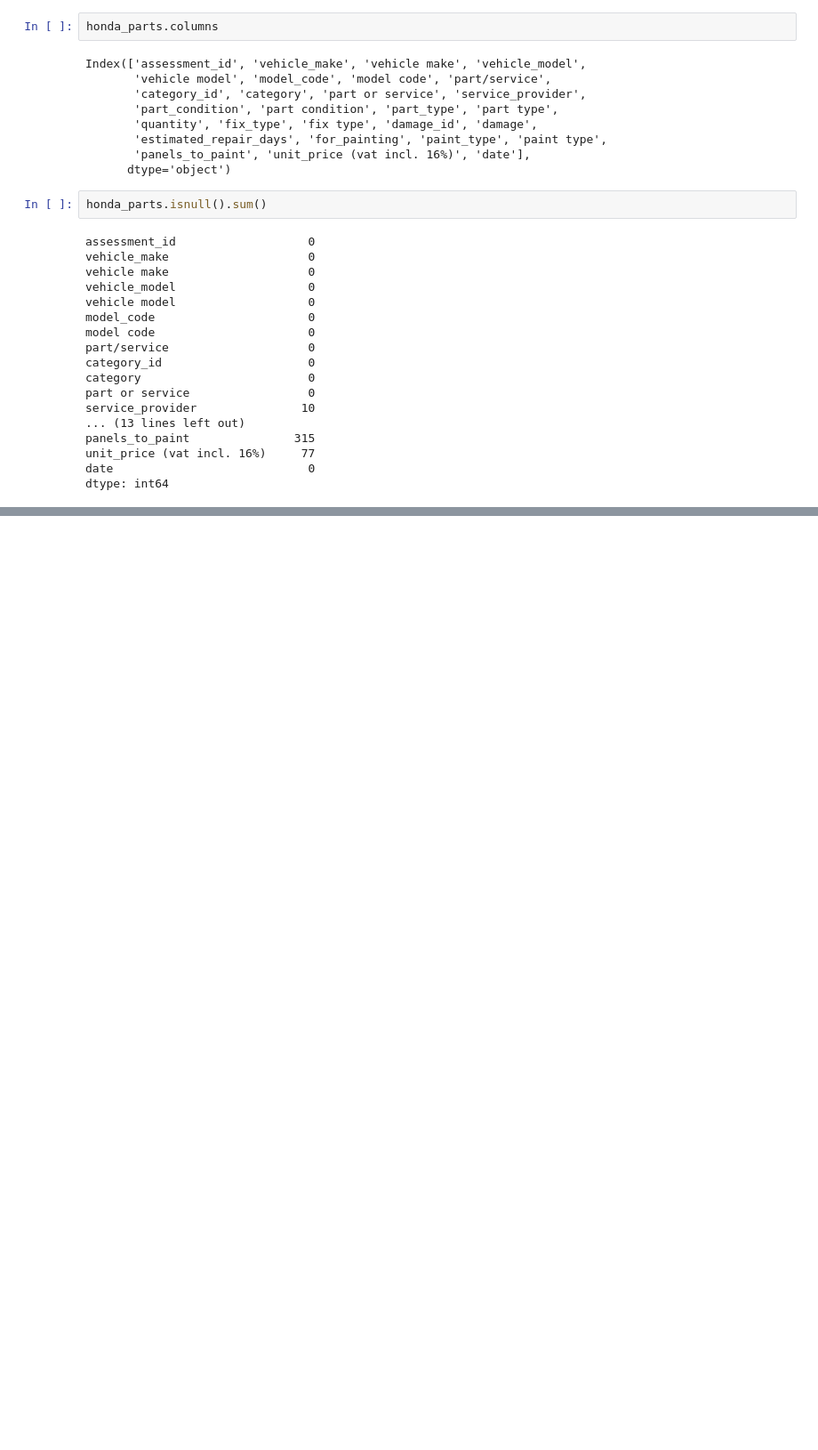
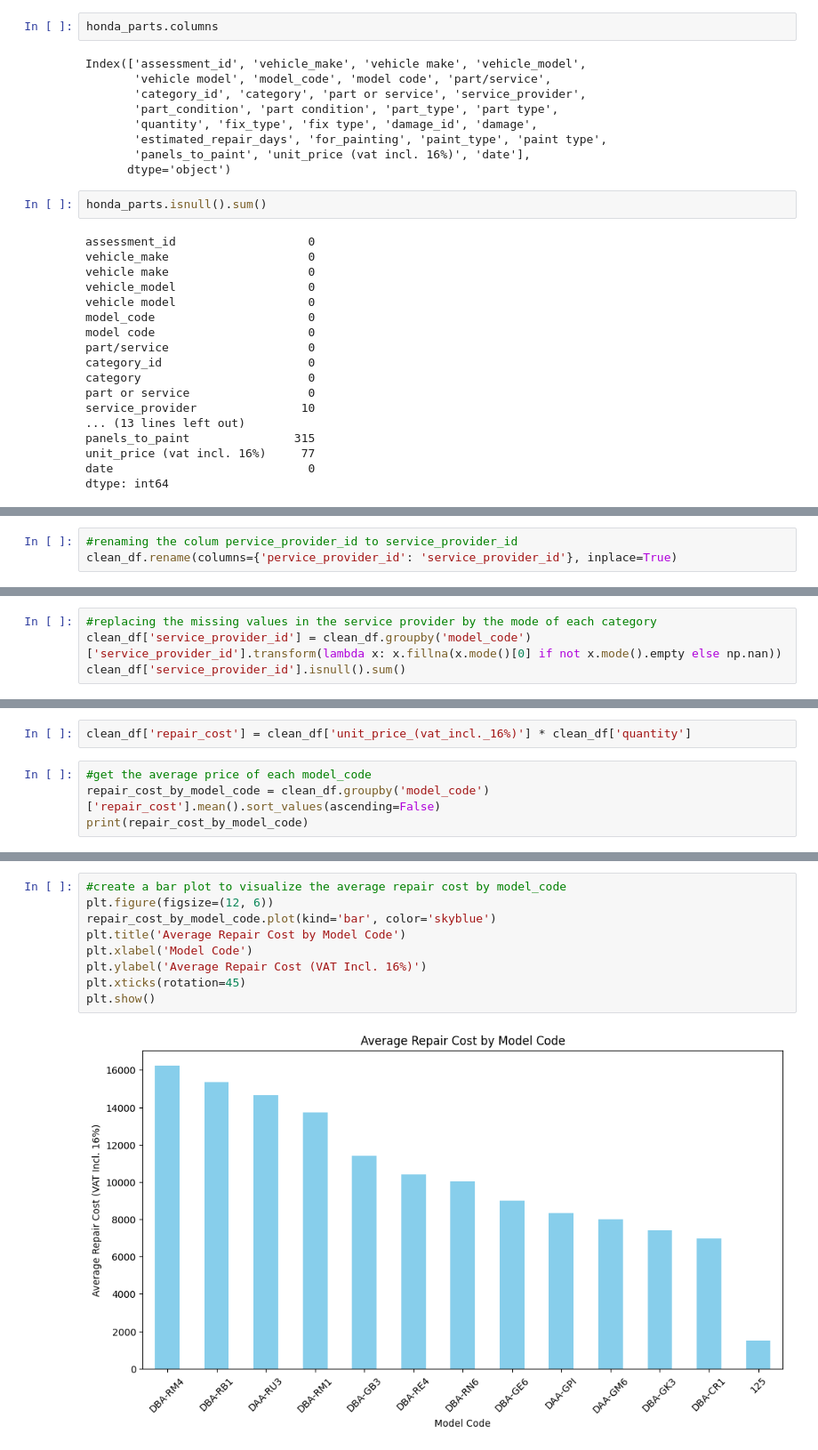
Before and after one commit to MarilynMaika/HONDA_PARTS_ANALYSIS, a Jupyter notebook: honda_parts_analysis.ipynb, the cells around one changed output, grey strips where cells are left out. Shown: that part at 89% size. Cells and saved outputs as stored; diff of their text form; blank space fills up the shorter version.

```diff
--- a/honda_parts_analysis.ipynb
+++ b/honda_parts_analysis.ipynb
@@ -74,0 +324,3 @@ dtype: int64
+# %%
+#renaming the colum pervice_provider_id to service_provider_id
+clean_df.rename(columns={'pervice_provider_id': 'service_provider_id'}, inplace=True)
@@ -74,0 +353,4 @@ dtype: int64
+# %%
+#replacing the missing values in the service provider by the mode of each category
+clean_df['service_provider_id'] = clean_df.groupby('model_code')['service_provider_id'].transform(lambda x: x.fillna(x.mode()[0] if not x.mode().empty else np.nan))
+clean_df['service_provider_id'].isnull().sum()
@@ -74,0 +387,6 @@ dtype: int64
+# %%
+clean_df['repair_cost'] = clean_df['unit_price_(vat_incl._16%)'] * clean_df['quantity']
+# %%
+#get the average price of each model_code
+repair_cost_by_model_code = clean_df.groupby('model_code')['repair_cost'].mean().sort_values(ascending=False)
+print(repair_cost_by_model_code)
@@ -74,0 +409,11 @@ dtype: int64
+# %%
+#create a bar plot to visualize the average repair cost by model_code
+plt.figure(figsize=(12, 6))
+repair_cost_by_model_code.plot(kind='bar', color='skyblue')
+plt.title('Average Repair Cost by Model Code')
+plt.xlabel('Model Code')
+plt.ylabel('Average Repair Cost (VAT Incl. 16%)')
+plt.xticks(rotation=45)
+plt.show()
+# %% [output]
+[figure, added]
```
Also changed, not shown: parts of 54 cells of this notebook, 1 other file.
